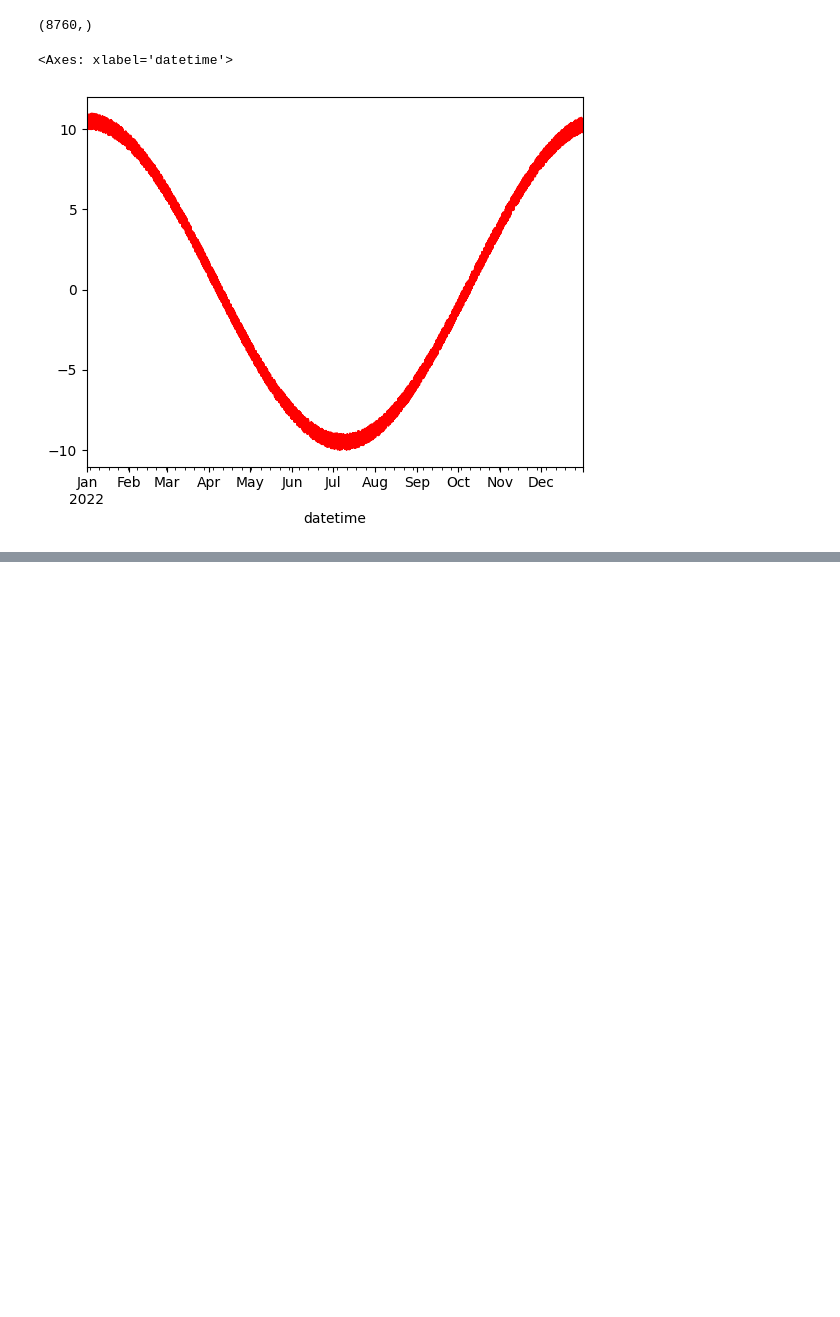
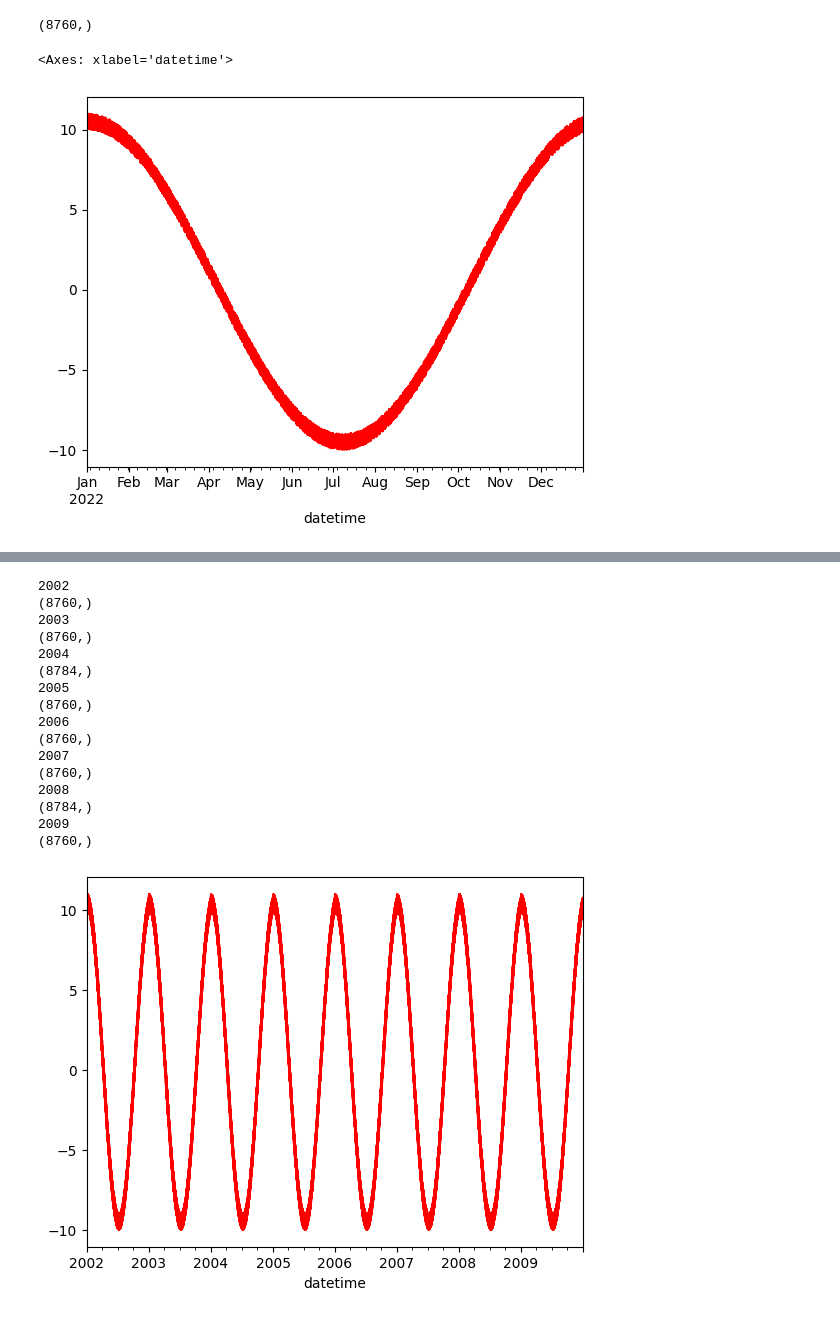
Before and after one commit to Suelensilva22/ENS5173_202401, a Jupyter notebook: Atividade01_Etapa02.ipynb, the cells around one changed output, grey strips where cells are left out. Saved outputs shown, nothing was run; the diff lists cells and outputs as text; code cells hidden in the pictures; blank space fills up the shorter version.

```diff
--- a/Atividade01_Etapa02.ipynb
+++ b/Atividade01_Etapa02.ipynb
@@ -190,0 +236,23 @@ df.to_csv(r'C:\Users\Suelen Silva\Documents\CONTROLE_24.1\ENS5173_202401\dados\b
+# %%
+# Primeira opção de loop
+for ii in range(2002,2010): #cria um loop que itera sobre os anos de 2002 a 2009
+    print(ii) #mostrar para cada valor de ii no intervalo especificado
+    df = noiseCreation(path,ii) #chama a função "noiseCreation" para cada ano no intervalo especificado
+# %% [output]
+2002
+(8760,)
+2003
+(8760,)
+2004
+(8784,)
+2005
+(8760,)
+2006
+(8760,)
+2007
+(8760,)
+2008
+(8784,)
+2009
+(8760,)
+[figure, added]
```
Also changed, not shown: parts of 15 cells of this notebook.
